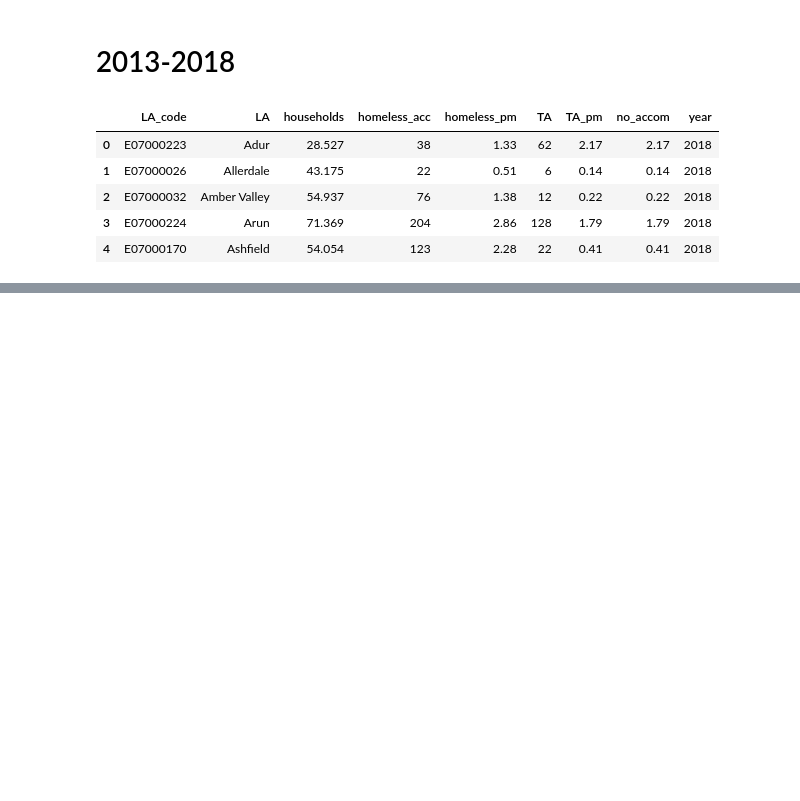
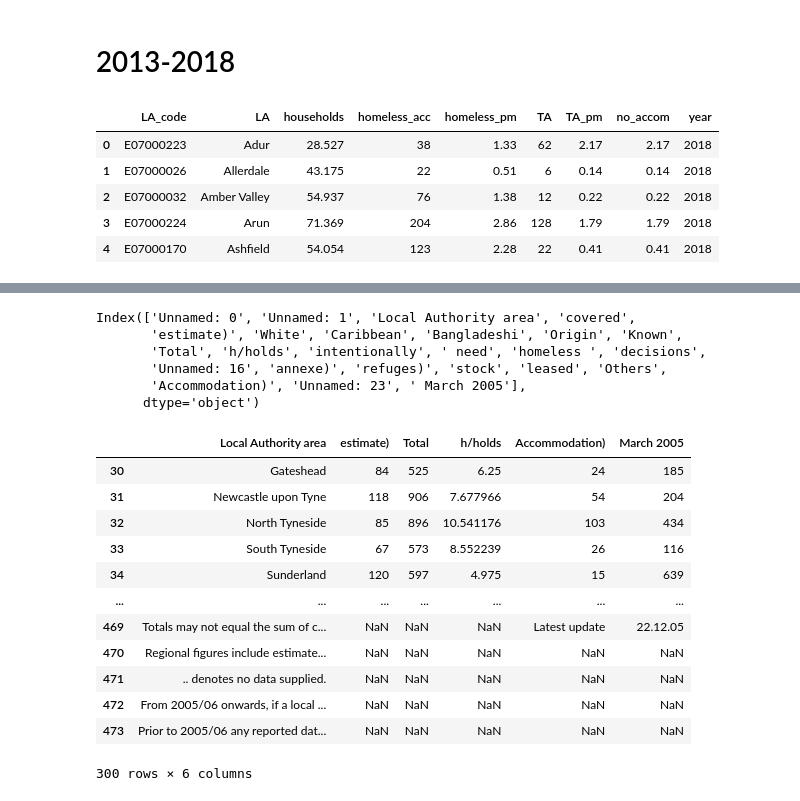
Before and after one commit to potato-bit/RA, a Jupyter notebook: homelessness.ipynb, the cells around one changed output, grey strips where cells are left out. Cells and saved outputs as stored; diff of their text form; code cells hidden in the pictures; blank space fills up the shorter version.

```diff
--- a/homelessness.ipynb
+++ b/homelessness.ipynb
@@ -125,0 +128,3 @@ df_main.reset_index(drop=True,inplace=True)
+# %%
+df = pd.read_excel('homelessness/Table_784_2017_18.xlsx',sheet_name=-1,header=11)
+df.head()
@@ -125,0 +139,27 @@ df_main.reset_index(drop=True,inplace=True)
+# %%
+df.columns
+# %% [output]
+Index(['Unnamed: 0', 'Unnamed: 1', 'Local Authority area', 'covered',
+       'estimate)', 'White', 'Caribbean', 'Bangladeshi', 'Origin', 'Known',
+       'Total', 'h/holds', 'intentionally', ' need', 'homeless ', 'decisions',
+       'Unnamed: 16', 'annexe)', 'refuges)', 'stock', 'leased', 'Others',
+       'Accommodation)', 'Unnamed: 23', ' March 2005'],
+      dtype='object')
+# %%
+df = df[['Local Authority area','estimate)','Total','h/holds','Accommodation)',' March 2005']]
+# %%
+df = df[~df.loc[:,'Local Authority area'].isnull()]
+# %% [output]
+|  | Local Authority area | estimate) | Total | h/holds | Accommodation) | March 2005 |
+| 30 | Gateshead | 84 | 525 | 6.25 | 24 | 185 |
+| 31 | Newcastle upon Tyne | 118 | 906 | 7.677966 | 54 | 204 |
+| 32 | North Tyneside | 85 | 896 | 10.541176 | 103 | 434 |
+| 33 | South Tyneside | 67 | 573 | 8.552239 | 26 | 116 |
+| 34 | Sunderland | 120 | 597 | 4.975 | 15 | 639 |
+| ... | ... | ... | ... | ... | ... | ... |
+| 469 | Totals may not equal the sum of c... | NaN | NaN | NaN | Latest update | 22.12.05 |
+| 470 | Regional figures include estimate... | NaN | NaN | NaN | NaN | NaN |
+| 471 | .. denotes no data supplied. | NaN | NaN | NaN | NaN | NaN |
+| 472 | From 2005/06 onwards, if a local ... | NaN | NaN | NaN | NaN | NaN |
+| 473 | Prior to 2005/06 any reported dat... | NaN | NaN | NaN | NaN | NaN |
+300 rows × 6 columns
```
Also changed, not shown: parts of 5 cells of this notebook.
